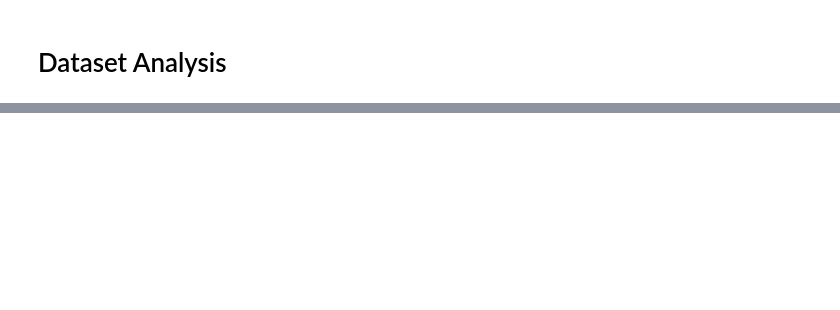
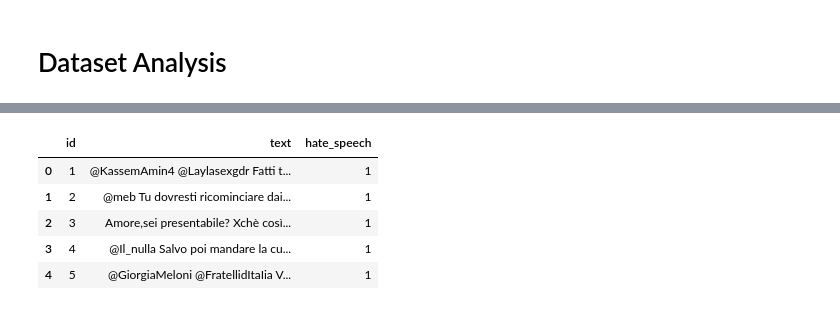
Before and after one commit to irenegentilini/NLP_HSD, a Jupyter notebook: nlp_hsd.ipynb, the cells around one changed output, grey strips where cells are left out. Cells and saved outputs as stored; diff of their text form; code cells hidden in the pictures; blank space fills up the shorter version.

```diff
--- a/nlp_hsd.ipynb
+++ b/nlp_hsd.ipynb
@@ -95,0 +111,13 @@ df
+# %%
+#merge 'misogynous' and 'aggressiveness' column into a new hate speech column.
+df_ita_m['hate_speech'] = df_ita_m['misogynous'] | df_ita_m['aggressiveness']
+df_ita_m = df_ita_m.drop(['misogynous', 'aggressiveness'], axis=1)
+# %%
+df_ita_m.head()
+# %% [output]
+|  | id | text | hate_speech |
+| 0 | 1 | @KassemAmin4 @Laylasexgdr Fatti t... | 1 |
+| 1 | 2 | @meb Tu dovresti ricominciare dai... | 1 |
+| 2 | 3 | Amore,sei presentabile? Xchè così... | 1 |
+| 3 | 4 | @Il_nulla Salvo poi mandare la cu... | 1 |
+| 4 | 5 | @GiorgiaMeloni @FratellidItaIia V... | 1 |
```
Also changed, not shown: parts of 12 cells of this notebook.
